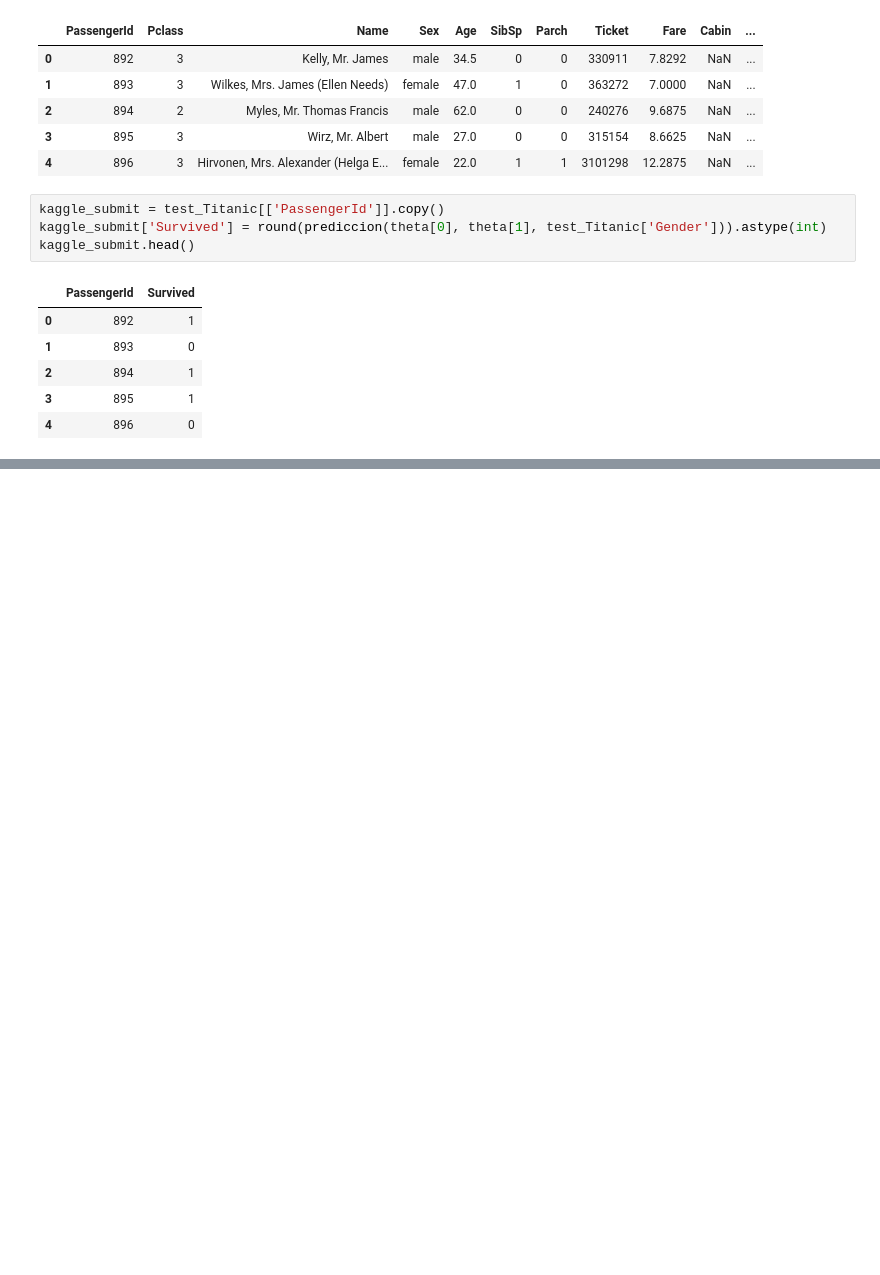
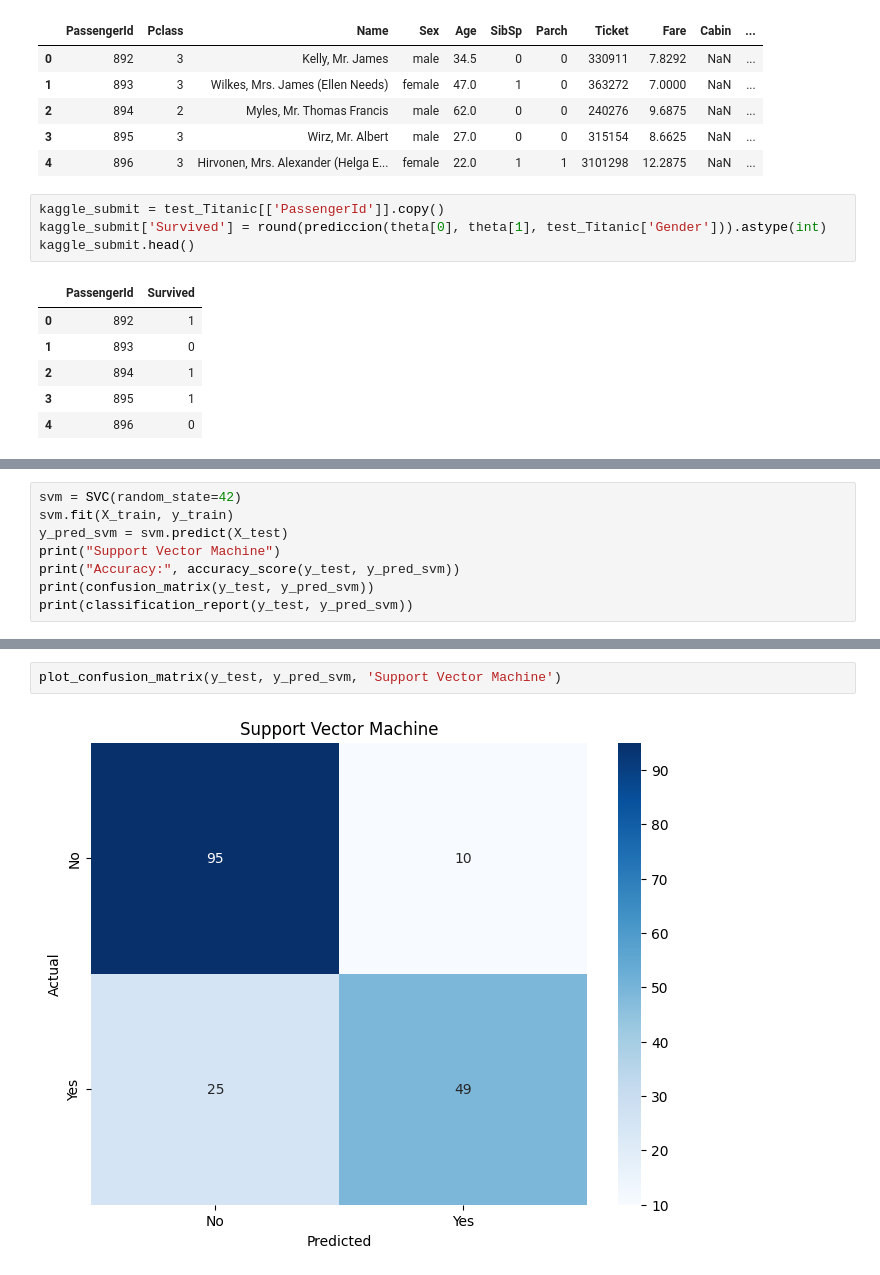
Before and after one commit to DMoonPamanes/TitanicAi, a Jupyter notebook: RetoTitanic.ipynb, the cells around one changed output, grey strips where cells are left out. Cells and saved outputs as stored; diff of their text form; blank space fills up the shorter version.

```diff
--- a/RetoTitanic.ipynb
+++ b/RetoTitanic.ipynb
@@ -419,0 +506,8 @@ kaggle_submit.head()
+# %%
+svm = SVC(random_state=42)
+svm.fit(X_train, y_train)
+y_pred_svm = svm.predict(X_test)
+print("Support Vector Machine")
+print("Accuracy:", accuracy_score(y_test, y_pred_svm))
+print(confusion_matrix(y_test, y_pred_svm))
+print(classification_report(y_test, y_pred_svm))
@@ -419,0 +527,4 @@ kaggle_submit.head()
+# %%
+plot_confusion_matrix(y_test, y_pred_svm, 'Support Vector Machine')
+# %% [output]
+[figure, added]
```
Also changed, not shown: parts of 18 cells of this notebook.
